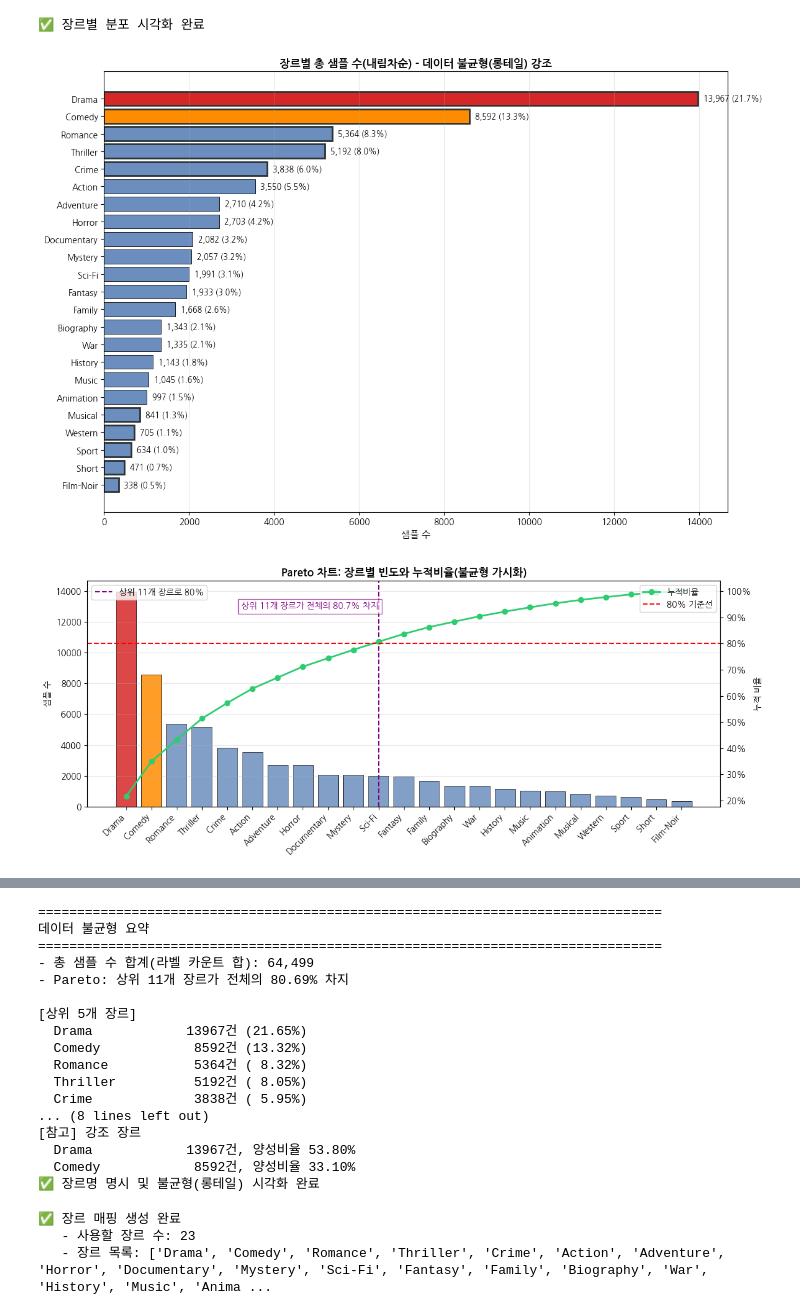
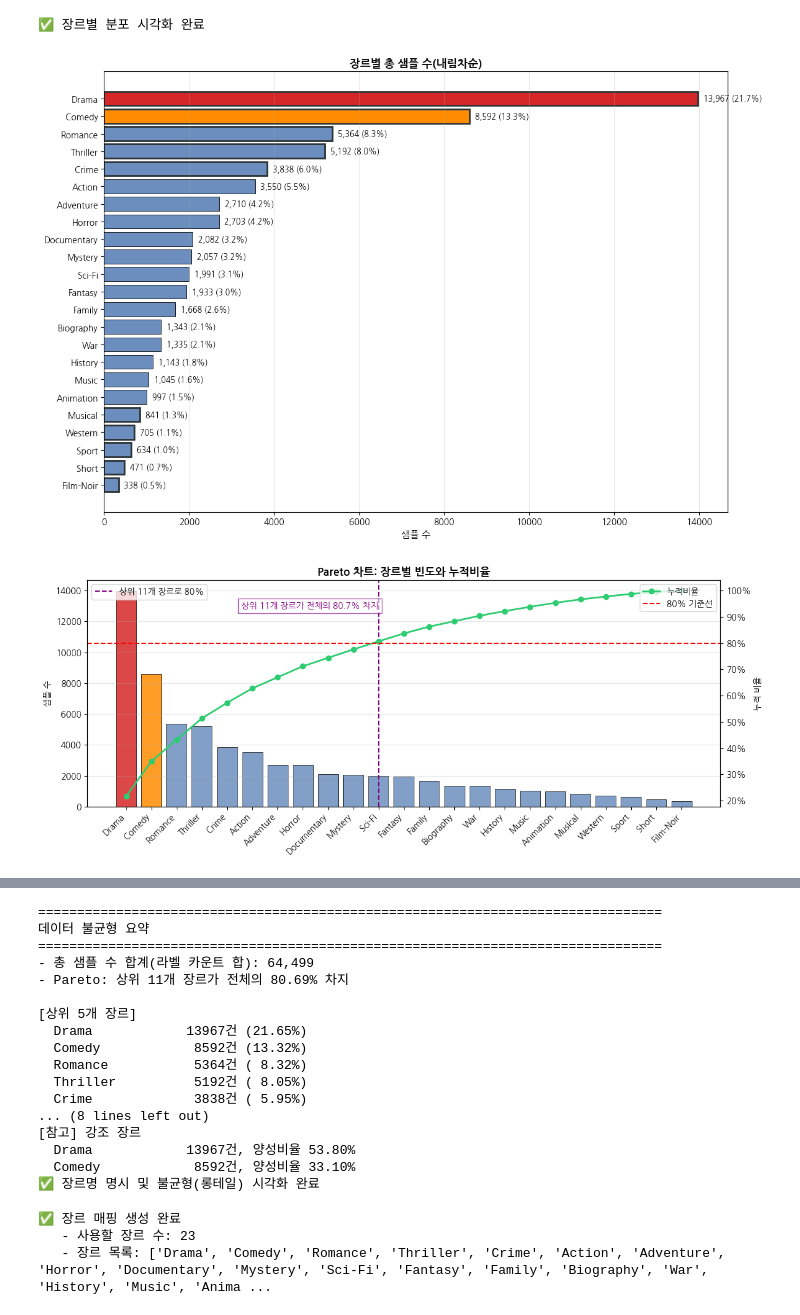
Before and after one commit to oksk1111/mmimdb_test, a Jupyter notebook: mmimdb_test.ipynb, the cells around one changed output, grey strips where cells are left out. Cells and saved outputs as stored; diff of their text form; code cells hidden in the pictures.

```diff
--- a/mmimdb_test.ipynb
+++ b/mmimdb_test.ipynb
@@ -589,7 +589,6 @@ print("✅ 장르별 분포 시각화 완료")
 [figure]
 ✅ 장르별 분포 시각화 완료
 # %%
-# ...existing code...
 # 데이터 불균형(롱테일) 강조 시각화: 장르명을 명확히 표기하고 불균형을 직관적으로 표시
 import numpy as np
 import matplotlib.pyplot as plt
@@ -645,7 +644,7 @@ for i, g in enumerate(reversed(genres_sorted_by_count)):
         bars[i].set_linewidth(2.0)
         bars[i].set_edgecolor('#2d3436')
 
-ax.set_title('장르별 총 샘플 수(내림차순) - 데이터 불균형(롱테일) 강조', fontsize=13, fontweight='bold')
+ax.set_title('장르별 총 샘플 수(내림차순)', fontsize=13, fontweight='bold')
 ax.set_xlabel('샘플 수', fontsize=11)
 ax.grid(axis='x', alpha=0.3)
 plt.subplots_adjust(left=0.35)
@@ -674,7 +673,7 @@ ax1.text(k_80-1, max(counts_sorted)*0.95,
          f'상위 {k_80}개 장르가 전체의 {cum_ratio[k_80-1]*100:.1f}% 차지',
          ha='right', va='top', color='purple', fontsize=10, bbox=dict(facecolor='white', alpha=0.6, edgecolor='purple'))
 
-ax1.set_title('Pareto 차트: 장르별 빈도와 누적비율(불균형 가시화)', fontsize=13, fontweight='bold')
+ax1.set_title('Pareto 차트: 장르별 빈도와 누적비율', fontsize=13, fontweight='bold')
 ax1.grid(axis='y', alpha=0.3)
 ax1.legend(loc='upper left')
 ax2.legend(loc='upper right')
@@ -696,36 +695,75 @@ bars = ax.barh(y_pos, rates_sorted*100, color=['#4ECDC4' if g not in highlight_g
 ax.set_yticks(y_pos)
 ax.set_yticklabels(genres_sorted_by_rate, fontsize=10)
 ax.set_xlabel('양성 비율(%)')
-ax.set_title('클래스 양성 비율(전체 샘플 대비) - 희소 클래스 강조', fontsize=13, fontweight='bold')
+ax.set_title('클래스 양성 비율(전체 샘플 대비)', fontsize=13, fontweight='bold')
 ax.grid(axis='x', alpha=0.3)
 
 # 값 주석
 for i, b in enumerate(bars):
     val = b.get_width()
     ax.text(val + 0.2, b.get_y() + b.get_height()/2, f'{val:.2f}%', va='center', fontsize=9)
 
 plt.subplots_adjust(left=0.35)
 plt.tight_layout()
 plt.show()
 
-# 7) 콘솔 요약: 상위/하위 5개 장르와 기여도
+# 7) 샘플별 평균 레이블 개수 분석 (멀티레이블 희소성 입증)
+labels_per_sample = Y.sum(axis=1)  # 각 샘플별 레이블 개수
+label_cardinality = labels_per_sample.mean()  # 평균 레이블 개수
+label_density = label_cardinality / num_classes  # 라벨 덴시티
+
+# 전체 1/0 비율
+ones = Y.sum()
+zeros = Y.size - ones
+one_ratio = ones / Y.size
+zero_ratio = zeros / Y.size
+
+# '전부 0' 예측 베이스라인 Accuracy (멀티레이블 micro-accuracy)
+from sklearn.metrics import accuracy_score
+all_zero_pred = np.zeros_like(Y)
+baseline_micro_acc = accuracy_score(Y.flatten(), all_zero_pred.flatten())
+
+# Figure 4: 샘플별 레이블 개수 히스토그램
+fig, ax = plt.subplots(figsize=(10, 5))
+ax.hist(labels_per_sample, bins=np.arange(0, labels_per_sample.max()+2)-0.5,
+        color='#4ECDC4', edgecolor='black', alpha=0.85)
+ax.set_xlabel('샘플당 레이블 개수', fontsize=11)
+ax.set_ylabel('샘플 수', fontsize=11)
+ax.set_title(f'샘플별 레이블 개수 분포 (평균: {label_cardinality:.2f}개)', fontsize=13, fontweight='bold')
+ax.axvline(x=label_cardinality, color='red', linestyle='--', linewidth=2, label=f'평균: {label_cardinality:.2f}')
+ax.legend()
+ax.grid(axis='y', alpha=0.3)
+plt.tight_layout()
+plt.show()
+
+# 8) 콘솔 요약: 상위/하위 5개 장르와 기여도
 print("\n" + "="*80)
-print("데이터 불균형 요약")
+print("데이터 불균형 및 희소성 분석")
 print("="*80)
+print(f"- 총 샘플 수: {num_samples:,}")
+print(f"- 총 클래스 수: {num_classes}")
 print(f"- 총 샘플 수 합계(라벨 카운트 합): {total_sum:,}")
 print(f"- Pareto: 상위 {k_80}개 장르가 전체의 {cum_ratio[k_80-1]*100:.2f}% 차지")
+
+print(f"\n[멀티레이블 희소성 지표]")
+print(f"- 라벨 카디널리티 (샘플당 평균 레이블 수): {label_cardinality:.3f}")
+print(f"- 라벨 덴시티 (카디널리티/클래스 수): {label_density:.4f}")
+print(f"- 전체 라벨 중 1(양성) 비율: {one_ratio*100:.2f}%")
+print(f"- 전체 라벨 중 0(음성) 비율: {zero_ratio*100:.2f}%")
+print(f"- '전부 0' 예측 베이스라인 Micro-Accuracy: {baseline_micro_acc:.4f}")
+print(f"  → 이는 Accuracy가 멀티레이블에서 과대평가되는 이유를 보여줍니다.")
+
 print("\n[상위 5개 장르]")
 for g in genres_sorted_by_count[:5]:
     print(f"  {g:<15} {total_counts_dict[g]:>6}건 ({total_counts_dict[g]/total_sum*100:5.2f}%)")
 print("\n[하위 5개 장르]")
 for g in genres_sorted_by_count[-5:]:
     print(f"  {g:<15} {total_counts_dict[g]:>6}건 ({total_counts_dict[g]/total_sum*100:5.2f}%)")
 print("\n[참고] 강조 장르")
 for g, c in highlight_genres.items():
     if g in total_counts_dict:
         print(f"  {g:<15} {total_counts_dict[g]:>6}건, 양성비율 {genre_rates[g]*100:5.2f}%")
 print("✅ 장르명 명시 및 불균형(롱테일) 시각화 완료")
-# ...existing code...
 # %% [output]
-[figure, old version]
+[figure, new version]
-[figure, old version]
+[figure, new version]
```
Also changed, not shown: parts of 3 cells of this notebook.
